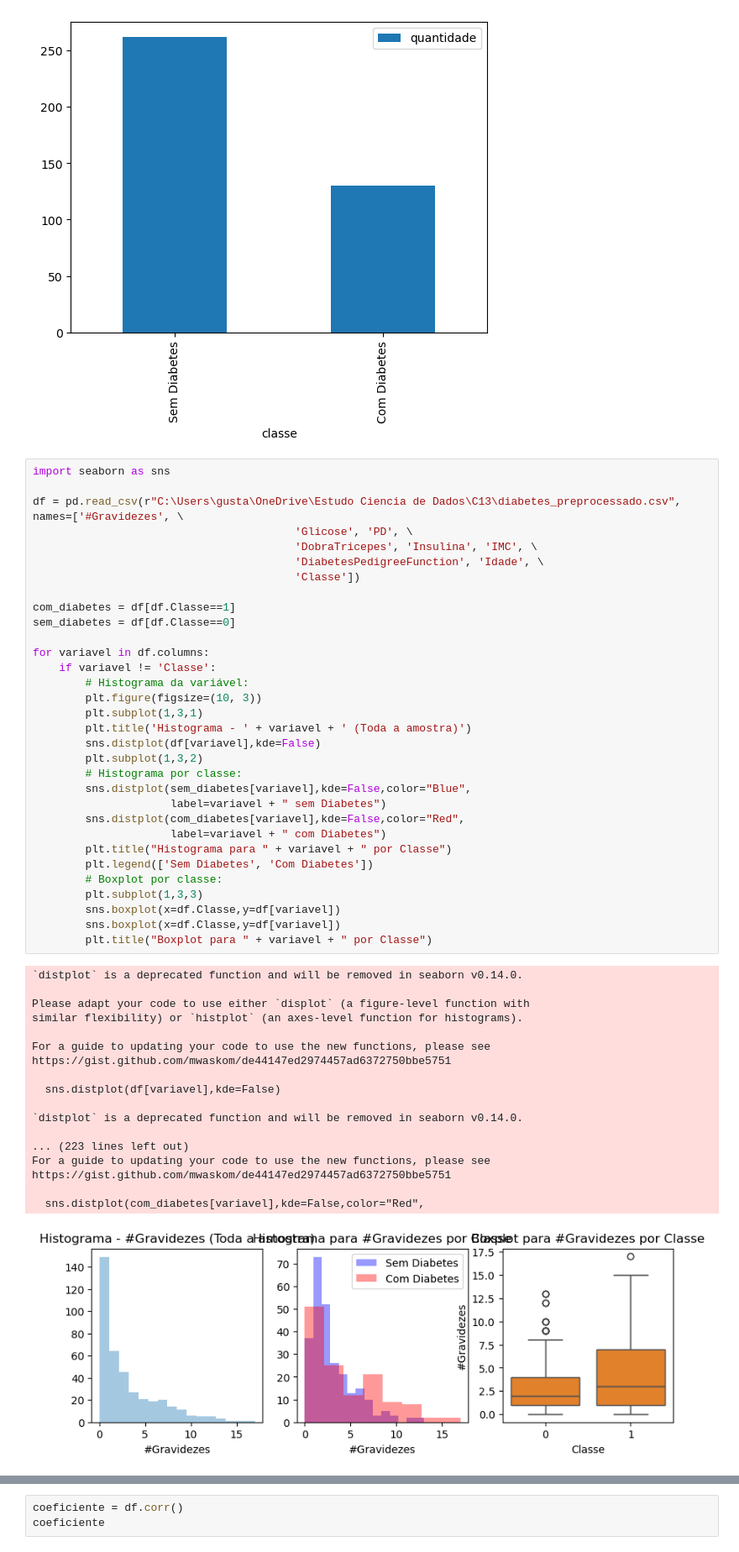
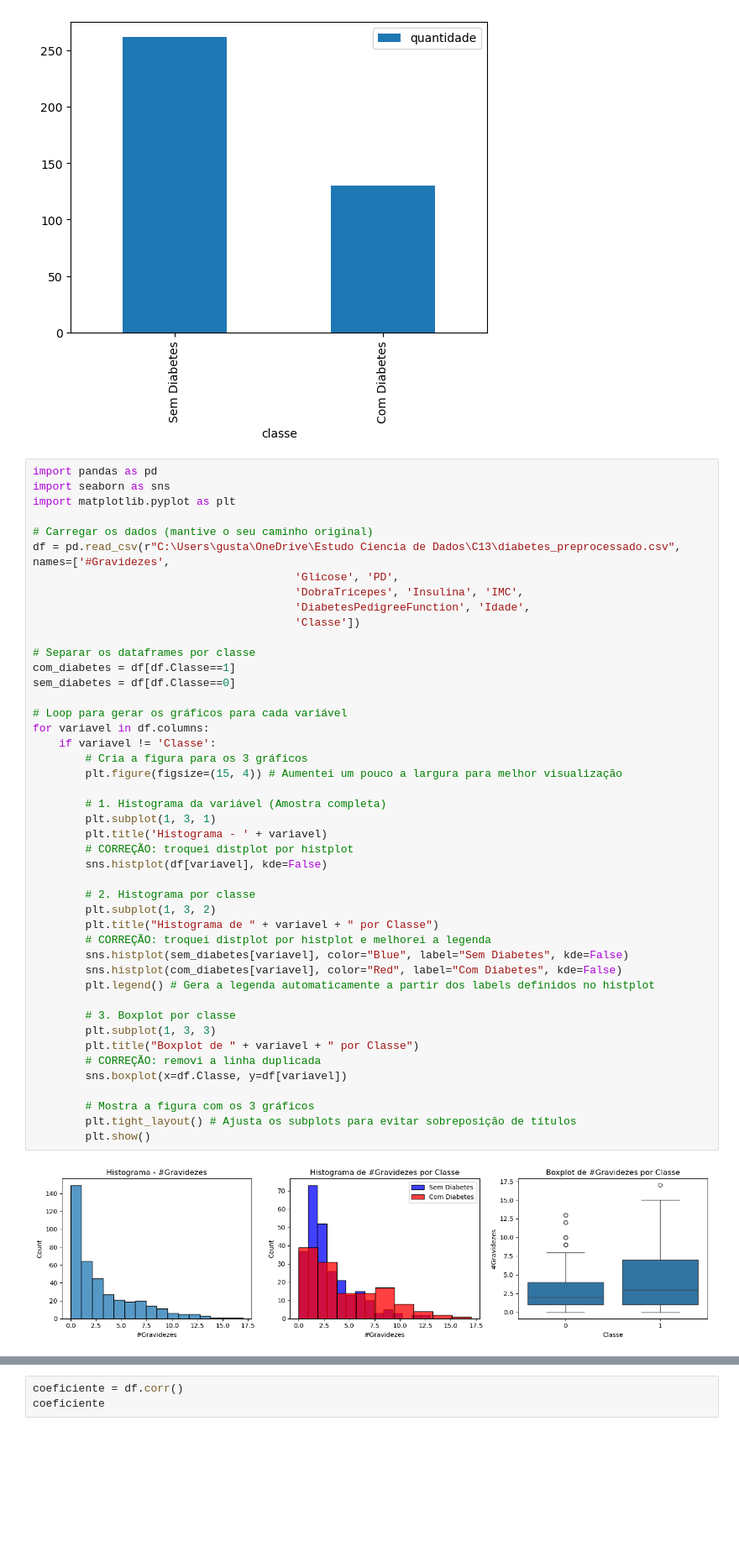
Before and after one commit to Gustavohasleite/Visualiza-o-de-dados, a Jupyter notebook: VisualizacaoDados.ipynb, the cells around one changed output, grey strips where cells are left out. Shown at 84% size. Cells and saved outputs as stored; diff of their text form; blank space fills up the shorter version.

```diff
--- a/VisualizacaoDados.ipynb
+++ b/VisualizacaoDados.ipynb
@@ -105,53 +105,49 @@ df_classe.plot(kind='bar', x='classe', y='quantidade')
 <Axes: xlabel='classe'>
 [figure]
 # %%
+import pandas as pd
 import seaborn as sns
+import matplotlib.pyplot as plt
 
-df = pd.read_csv(r"C:\Users\gusta\OneDrive\Estudo Ciencia de Dados\C13\diabetes_preprocessado.csv", names=['#Gravidezes', \
-                                        'Glicose', 'PD', \
-                                        'DobraTricepes', 'Insulina', 'IMC', \
-                                        'DiabetesPedigreeFunction', 'Idade', \
+# Carregar os dados (mantive o seu caminho original)
+df = pd.read_csv(r"C:\Users\gusta\OneDrive\Estudo Ciencia de Dados\C13\diabetes_preprocessado.csv", names=['#Gravidezes',
+                                        'Glicose', 'PD',
+                                        'DobraTricepes', 'Insulina', 'IMC',
+                                        'DiabetesPedigreeFunction', 'Idade',
                                         'Classe'])
 
+# Separar os dataframes por classe
 com_diabetes = df[df.Classe==1]
 sem_diabetes = df[df.Classe==0]
 
+# Loop para gerar os gráficos para cada variável
 for variavel in df.columns:
     if variavel != 'Classe':
-        # Histograma da variável:
-        plt.figure(figsize=(10, 3))
-        plt.subplot(1,3,1)
-        plt.title('Histograma - ' + variavel + ' (Toda a amostra)')
-        sns.distplot(df[variavel],kde=False)
-        plt.subplot(1,3,2)
-        # Histograma por classe:
-        sns.distplot(sem_diabetes[variavel],kde=False,color="Blue",
-                     label=variavel + " sem Diabetes")
-        sns.distplot(com_diabetes[variavel],kde=False,color="Red",
-                     label=variavel + " com Diabetes")
-        plt.title("Histograma para " + variavel + " por Classe")
-        plt.legend(['Sem Diabetes', 'Com Diabetes'])
-        # Boxplot por classe:
-        plt.subplot(1,3,3)
-        sns.boxplot(x=df.Classe,y=df[variavel])
-        sns.boxplot(x=df.Classe,y=df[variavel])
-        plt.title("Boxplot para " + variavel + " por Classe")
+        # Cria a figura para os 3 gráficos
+        plt.figure(figsize=(15, 4)) # Aumentei um pouco a largura para melhor visualização
+
+        # 1. Histograma da variável (Amostra completa)
+        plt.subplot(1, 3, 1)
+        plt.title('Histograma - ' + variavel)
+        # CORREÇÃO: troquei distplot por histplot
+        sns.histplot(df[variavel], kde=False)
+
+        # 2. Histograma por classe
+        plt.subplot(1, 3, 2)
+        plt.title("Histograma de " + variavel + " por Classe")
+        # CORREÇÃO: troquei distplot por histplot e melhorei a legenda
+        sns.histplot(sem_diabetes[variavel], color="Blue", label="Sem Diabetes", kde=False)
+        sns.histplot(com_diabetes[variavel], color="Red", label="Com Diabetes", kde=False)
+        plt.legend() # Gera a legenda automaticamente a partir dos labels definidos no histplot
+
+        # 3. Boxplot por classe
+        plt.subplot(1, 3, 3)
+        plt.title("Boxplot de " + variavel + " por Classe")
+        # CORREÇÃO: removi a linha duplicada
+        sns.boxplot(x=df.Classe, y=df[variavel])
+
+        # Mostra a figura com os 3 gráficos
+        plt.tight_layout() # Ajusta os subplots para evitar sobreposição de títulos
+        plt.show()
 # %% [output]
-`distplot` is a deprecated function and will be removed in seaborn v0.14.0.
-
-Please adapt your code to use either `displot` (a figure-level function with
-similar flexibility) or `histplot` (an axes-level function for histograms).
-
-For a guide to updating your code to use the new functions, please see
-https://gist.github.com/mwaskom/de44147ed2974457ad6372750bbe5751
-
-  sns.distplot(df[variavel],kde=False)
-
-`distplot` is a deprecated function and will be removed in seaborn v0.14.0.
-
-... (223 lines left out)
-For a guide to updating your code to use the new functions, please see
-https://gist.github.com/mwaskom/de44147ed2974457ad6372750bbe5751
-
-  sns.distplot(com_diabetes[variavel],kde=False,color="Red",
-[figure, old version]
+[figure, new version]
```
Also changed, not shown: parts of 8 cells of this notebook.
